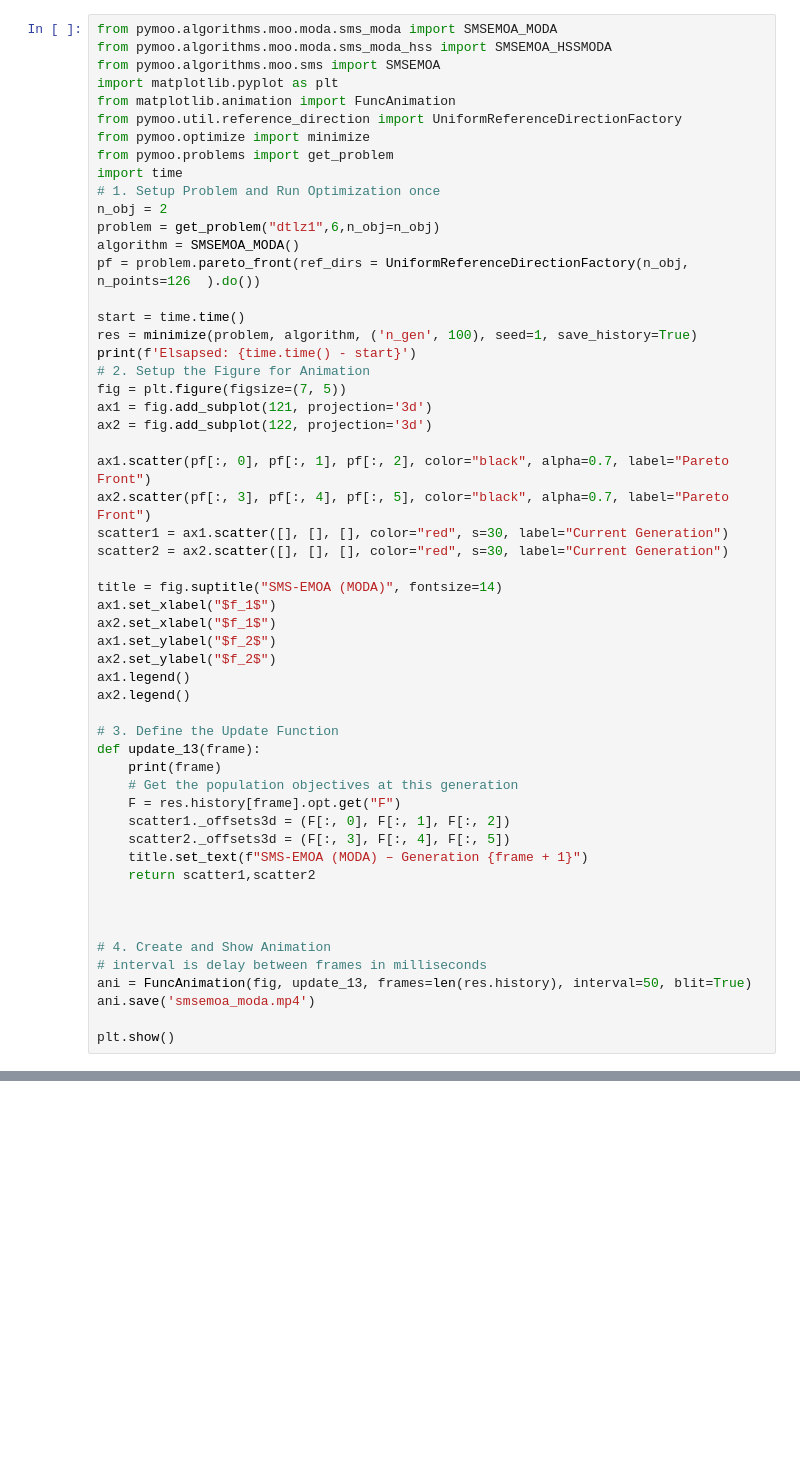
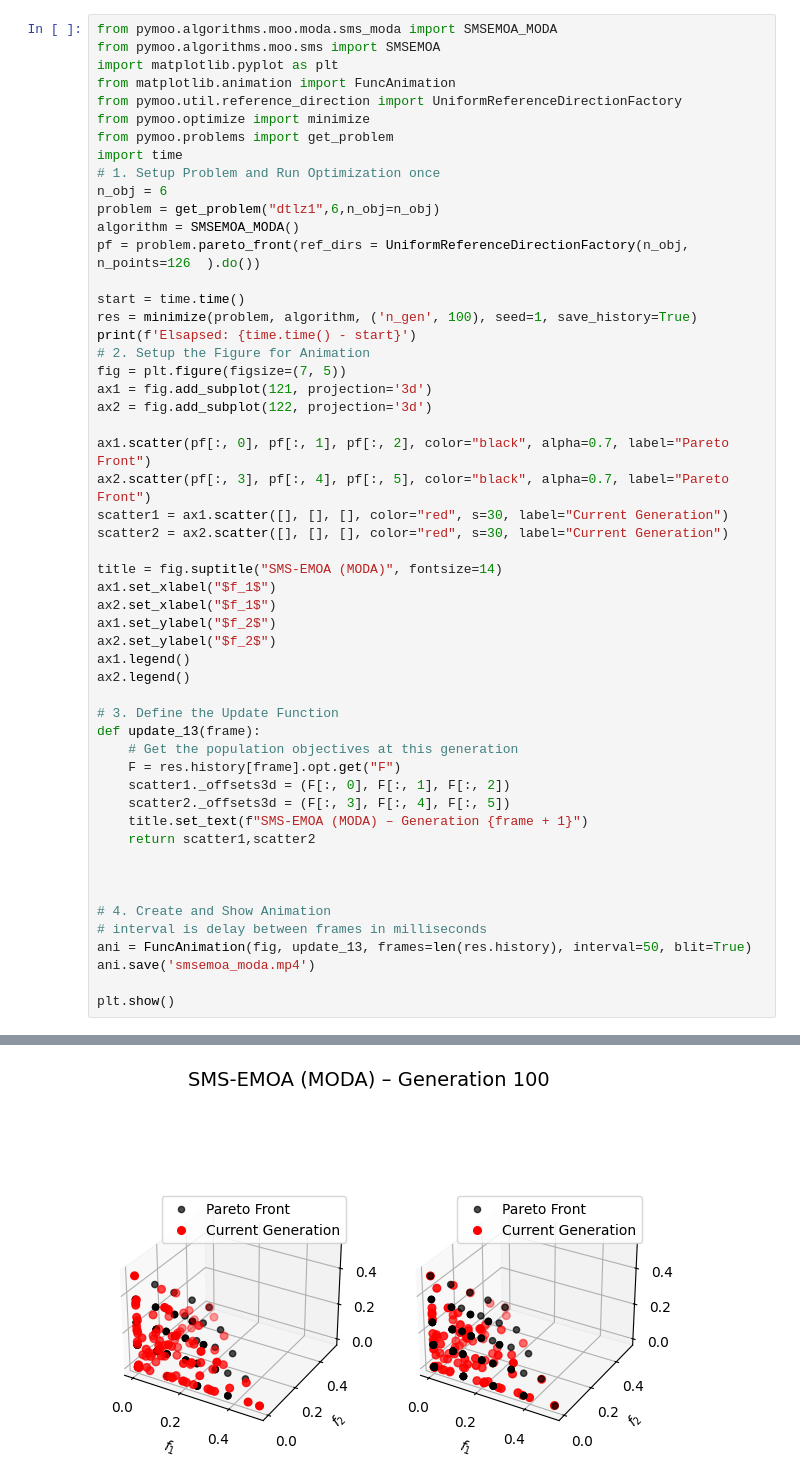
Before and after one commit to dudenzz/moda, a Jupyter notebook: moda/python-wrap/test.ipynb, the cells around one changed output, grey strips where cells are left out. Drawn from its saved outputs; the diff is of its cells as text; blank space fills up the shorter version.

```diff
--- a/moda/python-wrap/test.ipynb
+++ b/moda/python-wrap/test.ipynb
@@ -104,6 +93,5 @@ np.delete(a, 1, axis=0)
 # %%
 from pymoo.algorithms.moo.moda.sms_moda import SMSEMOA_MODA
-from pymoo.algorithms.moo.moda.sms_moda_hss import SMSEMOA_HSSMODA
 from pymoo.algorithms.moo.sms import SMSEMOA
 import matplotlib.pyplot as plt
 from matplotlib.animation import FuncAnimation
@@ -112,7 +100,7 @@ from pymoo.optimize import minimize
 from pymoo.problems import get_problem
 import time
 # 1. Setup Problem and Run Optimization once
-n_obj = 2
+n_obj = 6
 problem = get_problem("dtlz1",6,n_obj=n_obj)
 algorithm = SMSEMOA_MODA()
 pf = problem.pareto_front(ref_dirs = UniformReferenceDirectionFactory(n_obj, n_points=126  ).do())
@@ -140,7 +128,6 @@ ax2.legend()
 
 # 3. Define the Update Function
 def update_13(frame):
-    print(frame)
     # Get the population objectives at this generation
     F = res.history[frame].opt.get("F")
     scatter1._offsets3d = (F[:, 0], F[:, 1], F[:, 2])
@@ -161,3 +148,4 @@ Error:
+[figure, added]
 # %%
 import numpy as np
 
```
Also changed, not shown: parts of 8 cells of this notebook, 3 other files.
